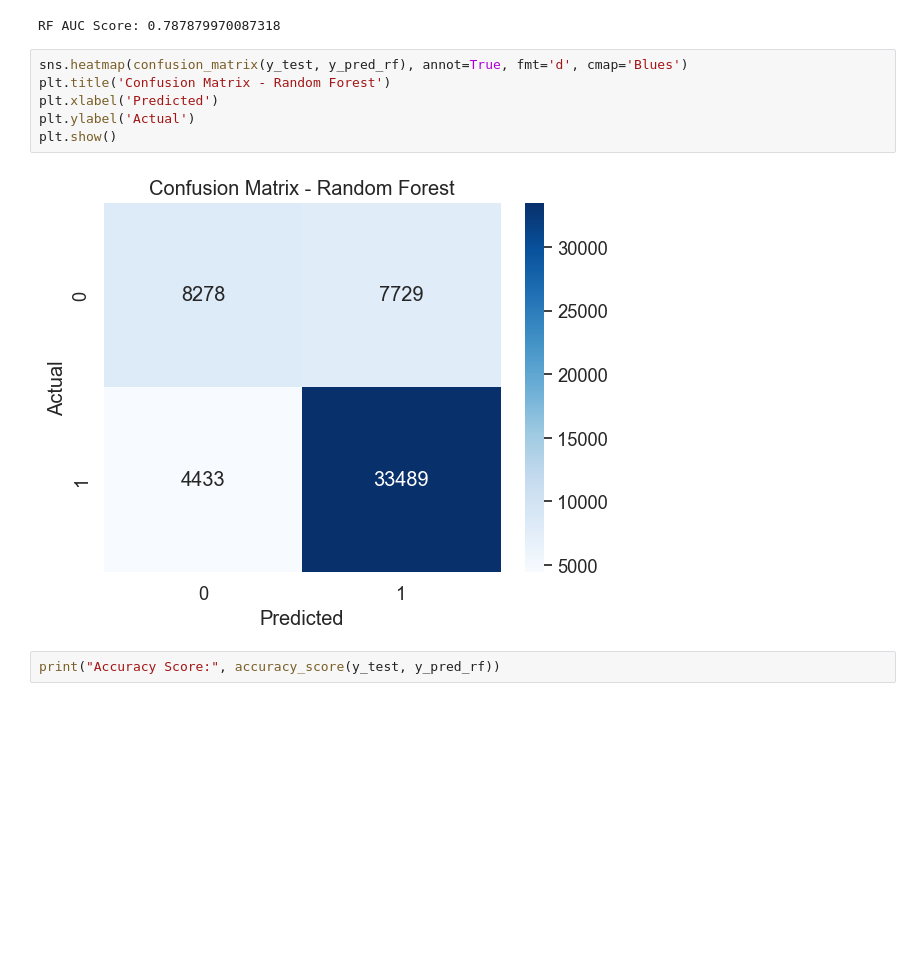
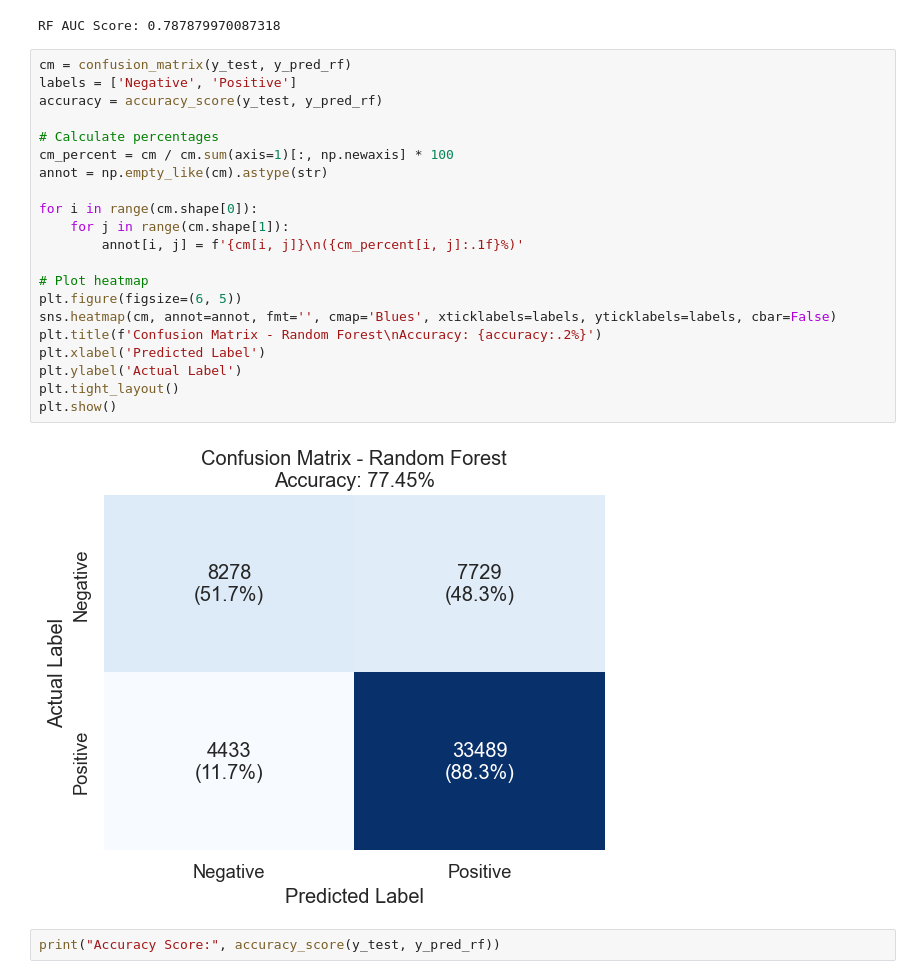
Before and after one commit to Dhairya-A-Mehra/DSBI, a Jupyter notebook: main.ipynb, the cells around one changed output. Cells and saved outputs as stored; diff of their text form; blank space fills up the shorter version.

```diff
--- a/main.ipynb
+++ b/main.ipynb
@@ -852,14 +853,29 @@ Random Forest:
 weighted avg       0.76      0.77      0.77     53929
 [figure]
 RF AUC Score: 0.787879970087318
-# %%
-sns.heatmap(confusion_matrix(y_test, y_pred_rf), annot=True, fmt='d', cmap='Blues')
-plt.title('Confusion Matrix - Random Forest')
-plt.xlabel('Predicted')
-plt.ylabel('Actual')
-plt.show()
-# %% [output]
-[figure, removed]
+# %%
+cm = confusion_matrix(y_test, y_pred_rf)
+labels = ['Negative', 'Positive']
+accuracy = accuracy_score(y_test, y_pred_rf)
+
+# Calculate percentages
+cm_percent = cm / cm.sum(axis=1)[:, np.newaxis] * 100
+annot = np.empty_like(cm).astype(str)
+
+for i in range(cm.shape[0]):
+    for j in range(cm.shape[1]):
+        annot[i, j] = f'{cm[i, j]}\n({cm_percent[i, j]:.1f}%)'
+
+# Plot heatmap
+plt.figure(figsize=(6, 5))
+sns.heatmap(cm, annot=annot, fmt='', cmap='Blues', xticklabels=labels, yticklabels=labels, cbar=False)
+plt.title(f'Confusion Matrix - Random Forest\nAccuracy: {accuracy:.2%}')
+plt.xlabel('Predicted Label')
+plt.ylabel('Actual Label')
+plt.tight_layout()
+plt.show()
+# %% [output]
+[figure, added]
 # %%
 print("Accuracy Score:", accuracy_score(y_test, y_pred_rf))
 # %% [output]
```
Also changed, not shown: parts of 1 cell of this notebook.
